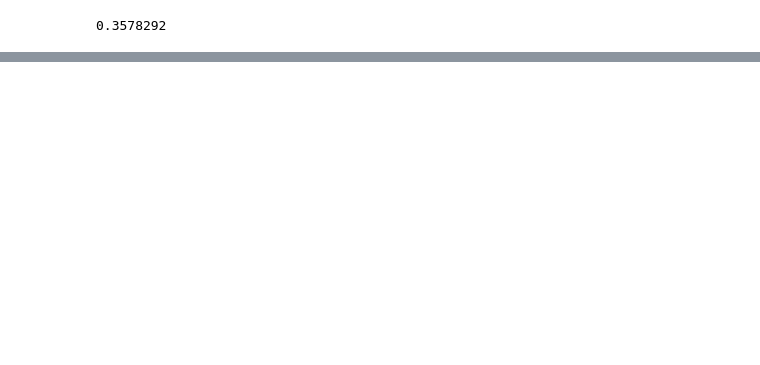
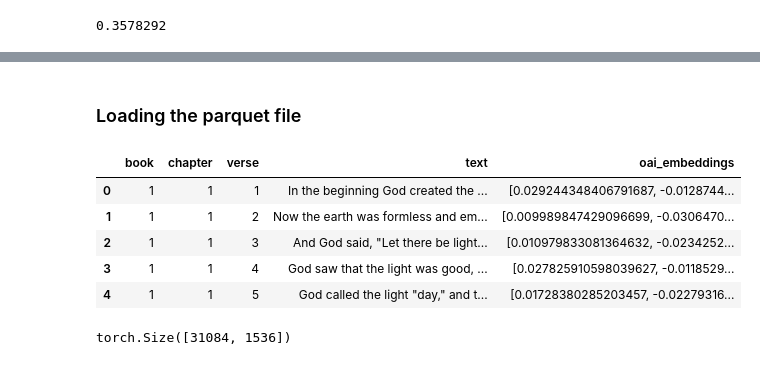
Before and after one commit to ashrielbrian/bible_semsearch, a Jupyter notebook: explore.ipynb, the cells around one changed output, grey strips where cells are left out. Cells and saved outputs as stored; diff of their text form; code cells hidden in the pictures; blank space fills up the shorter version.

Commit message:
Generates openai Ada model embeddings

```diff
--- a/explore.ipynb
+++ b/explore.ipynb
@@ -88,0 +249,19 @@ total_cost
+# %% [markdown]
+### Loading the parquet file
+# %%
+pdf = pd.read_parquet('data/NIV_clean.parquet', engine='fastparquet')
+pdf.head()
+# %% [output]
+|  | book | chapter | verse | text | oai_embeddings |
+| 0 | 1 | 1 | 1 | In the beginning God created the ... | [0.029244348406791687, -0.0128744... |
+| 1 | 1 | 1 | 2 | Now the earth was formless and em... | [0.009989847429096699, -0.0306470... |
+| 2 | 1 | 1 | 3 | And God said, "Let there be light... | [0.010979833081364632, -0.0234252... |
+| 3 | 1 | 1 | 4 | God saw that the light was good, ... | [0.027825910598039627, -0.0118529... |
+| 4 | 1 | 1 | 5 | God called the light "day," and t... | [0.01728380285203457, -0.02279316... |
+# %%
+import torch
+
+embs_tensors = torch.tensor(pdf['oai_embeddings'])
+embs_tensors.shape
+# %% [output]
+torch.Size([31084, 1536])
```
Also changed, not shown: parts of 17 cells of this notebook, 1 other file.
